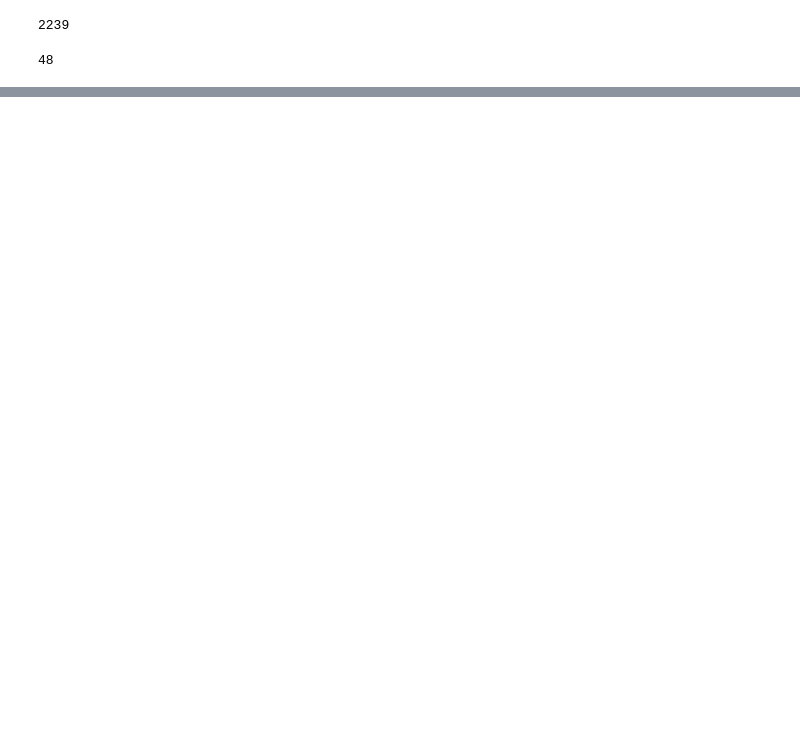
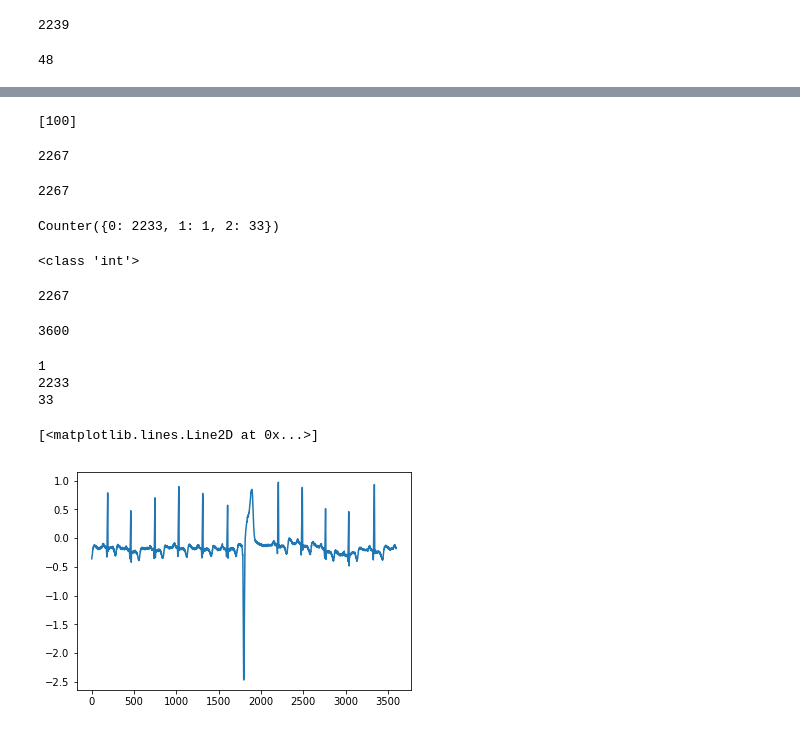
Before and after one commit to Yixun-Tan/2017-CalCardiac, a Jupyter notebook: exploratoryAnalysis/mitbih_dnn-Siddhant.ipynb, the cells around one changed output, grey strips where cells are left out. Cells and saved outputs as stored; diff of their text form; code cells hidden in the pictures; blank space fills up the shorter version.

```diff
--- a/exploratoryAnalysis/mitbih_dnn-Siddhant.ipynb
+++ b/exploratoryAnalysis/mitbih_dnn-Siddhant.ipynb
@@ -329,0 +323,11 @@ Counter({0: 74848, 1: 7112, 2: 2544})
+# %%
+namelist_record = np.zeros(1)
+namelist_record[0] = namelist[0]
+
+type(namelist_record)
+
+namelist_record = np.array_split(namelist_record,1)
+namelist_record[0] = int(100)
+print(namelist_record)
+# %% [output]
+[100]
@@ -329,0 +384,56 @@ Counter({0: 74848, 1: 7112, 2: 2544})
+# %%
+len(ECG_signals_record1)
+# %% [output]
+2267
+# %%
+len(PVC_annotations_record1)
+# %% [output]
+2267
+# %%
+Counter(PVC_annotations_record1)
+# %% [output]
+Counter({0: 2233, 1: 1, 2: 33})
+# %%
+print(type(PVC_annotations_record1[0]))
+# %% [output]
+<class 'int'>
+# %%
+print(len(ECG_signals_record1))
+
+(len(ECG_signals_record1[0]))
+# %% [output]
+2267
+3600
+# %%
+# converting into three lists of arrays
+
+pvc = []
+nor = []
+atr = []
+
+for i in range(len(PVC_annotations_record1)):
+    if PVC_annotations_record1[i] == 1:
+        temp1 = np.asarray(ECG_signals_record1[i])
+        temp2 = np.array_split(temp1,1)
+        pvc = pvc + temp2
+    elif PVC_annotations_record1[i] == 0:
+        temp1 = np.asarray(ECG_signals_record1[i])
+        temp2 = np.array_split(temp1,1)
+        nor = nor + temp2
+    elif PVC_annotations_record1[i] == 2:
+        temp1 = np.asarray(ECG_signals_record1[i])
+        temp2 = np.array_split(temp1,1)
+        atr = atr + temp2
+
+print(len(pvc))
+print(len(nor))
+print(len(atr))
+# %% [output]
+1
+2233
+33
+# %%
+plt.plot(time,pvc[0])
+# %% [output]
+[<matplotlib.lines.Line2D at 0x...>]
+[figure, added]
```
Also changed, not shown: parts of 30 cells of this notebook.
